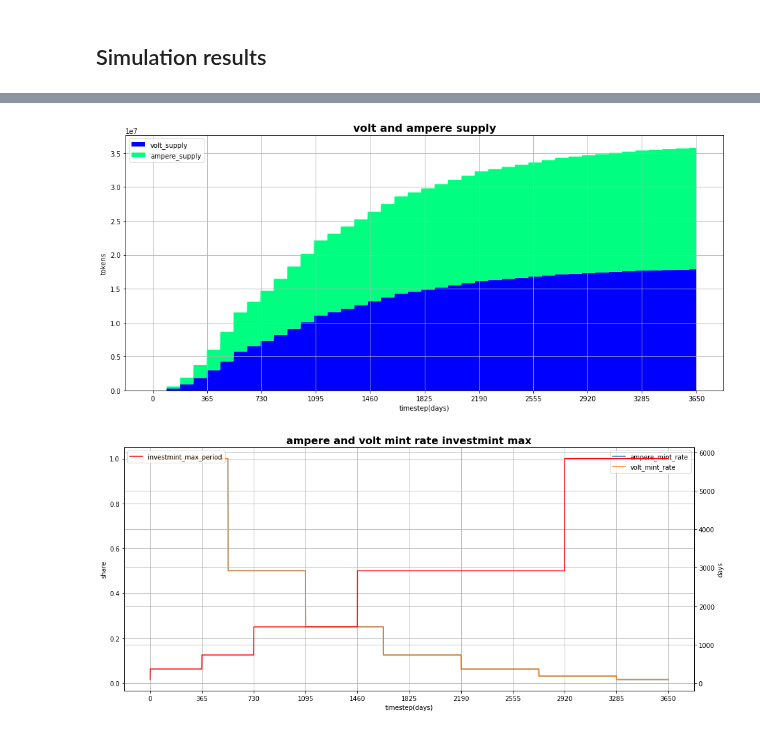
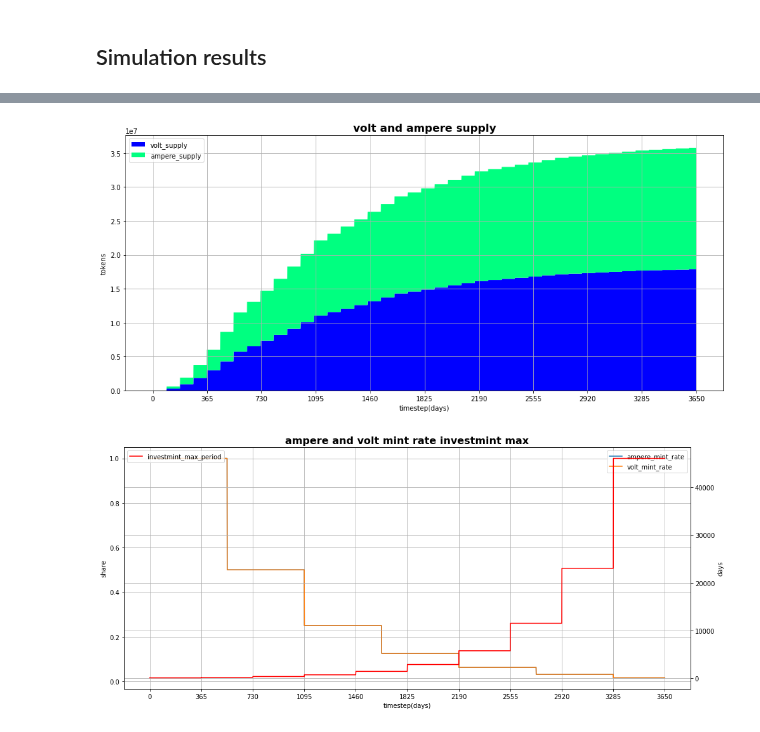
Before and after one commit to cybercongress/cybernomics, a Jupyter notebook: bostrom_simulation/simulation.ipynb, the cells around one changed output, grey strips where cells are left out. Drawn from its saved outputs; the diff is of its cells as text; code cells hidden in the pictures.

Commit message:
fix max mint rate func

```diff
--- a/bostrom_simulation/simulation.ipynb
+++ b/bostrom_simulation/simulation.ipynb
@@ -169,6 +194,6 @@ Total execution time: 0.53s
 # %%
-# volt_and_ampere_supply_plot(simulation_result_df)
-# mint_rate_plot(simulation_result_df)
+volt_and_ampere_supply_plot(simulation_result_df)
+mint_rate_plot(simulation_result_df)
 # %% [output]
 [figure]
-[figure, old version]
+[figure, new version]
```
Also changed, not shown: parts of 9 cells of this notebook, 2 other files.
